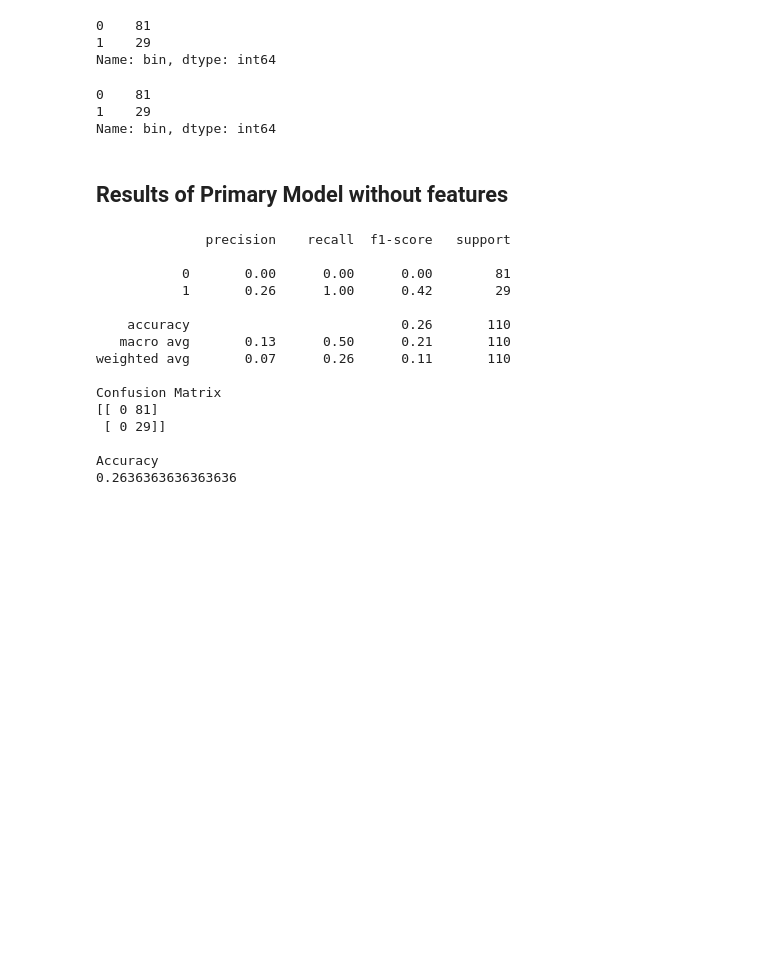
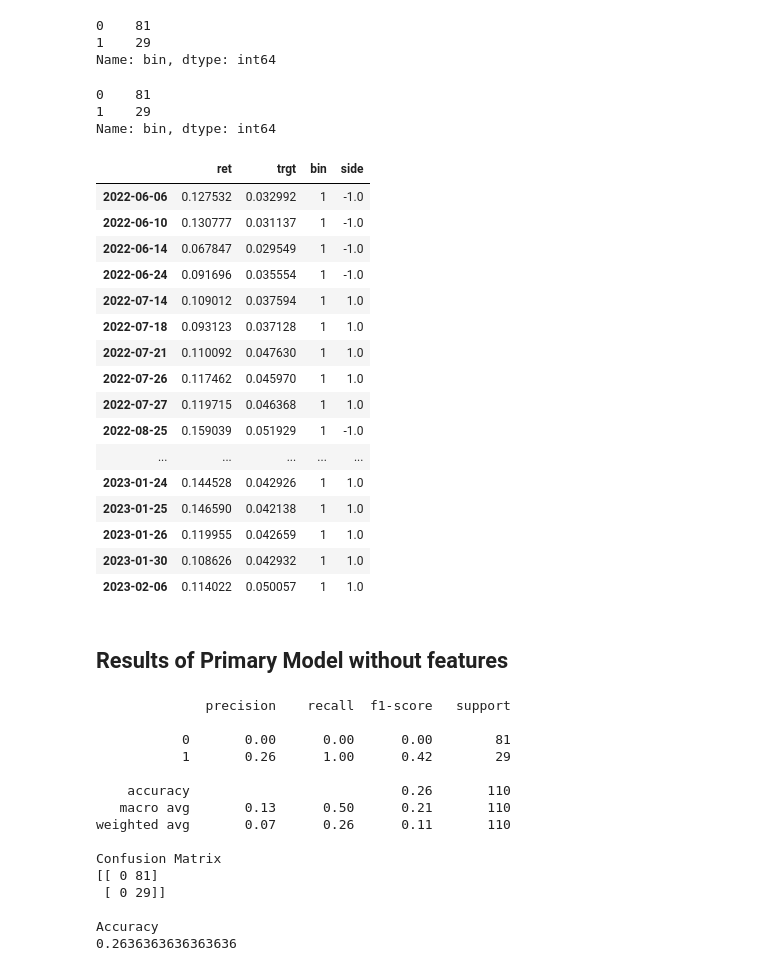
Before and after one commit to waikho/MADS_Capstone, a Jupyter notebook: modeling.ipynb, the cells around one changed output. Saved outputs shown, nothing was run; the diff lists cells and outputs as text; code cells hidden in the pictures; blank space fills up the shorter version.

```diff
--- a/modeling.ipynb
+++ b/modeling.ipynb
@@ -185,6 +185,26 @@ print(clean_labels.bin.value_counts())
 0    81
 1    29
 Name: bin, dtype: int64
+# %%
+clean_labels[clean_labels['bin']==1]
+# %% [output]
+|  | ret | trgt | bin | side |
+| 2022-06-06 | 0.127532 | 0.032992 | 1 | -1.0 |
+| 2022-06-10 | 0.130777 | 0.031137 | 1 | -1.0 |
+| 2022-06-14 | 0.067847 | 0.029549 | 1 | -1.0 |
+| 2022-06-24 | 0.091696 | 0.035554 | 1 | -1.0 |
+| 2022-07-14 | 0.109012 | 0.037594 | 1 | 1.0 |
+| 2022-07-18 | 0.093123 | 0.037128 | 1 | 1.0 |
+| 2022-07-21 | 0.110092 | 0.047630 | 1 | 1.0 |
+| 2022-07-26 | 0.117462 | 0.045970 | 1 | 1.0 |
+| 2022-07-27 | 0.119715 | 0.046368 | 1 | 1.0 |
+| 2022-08-25 | 0.159039 | 0.051929 | 1 | -1.0 |
+| ... | ... | ... | ... | ... |
+| 2023-01-24 | 0.144528 | 0.042926 | 1 | 1.0 |
+| 2023-01-25 | 0.146590 | 0.042138 | 1 | 1.0 |
+| 2023-01-26 | 0.119955 | 0.042659 | 1 | 1.0 |
+| 2023-01-30 | 0.108626 | 0.042932 | 1 | 1.0 |
+| 2023-02-06 | 0.114022 | 0.050057 | 1 | 1.0 |
 # %% [markdown]
 ## Results of Primary Model without features
 # %%
```
Also changed, not shown: parts of 17 cells of this notebook.
